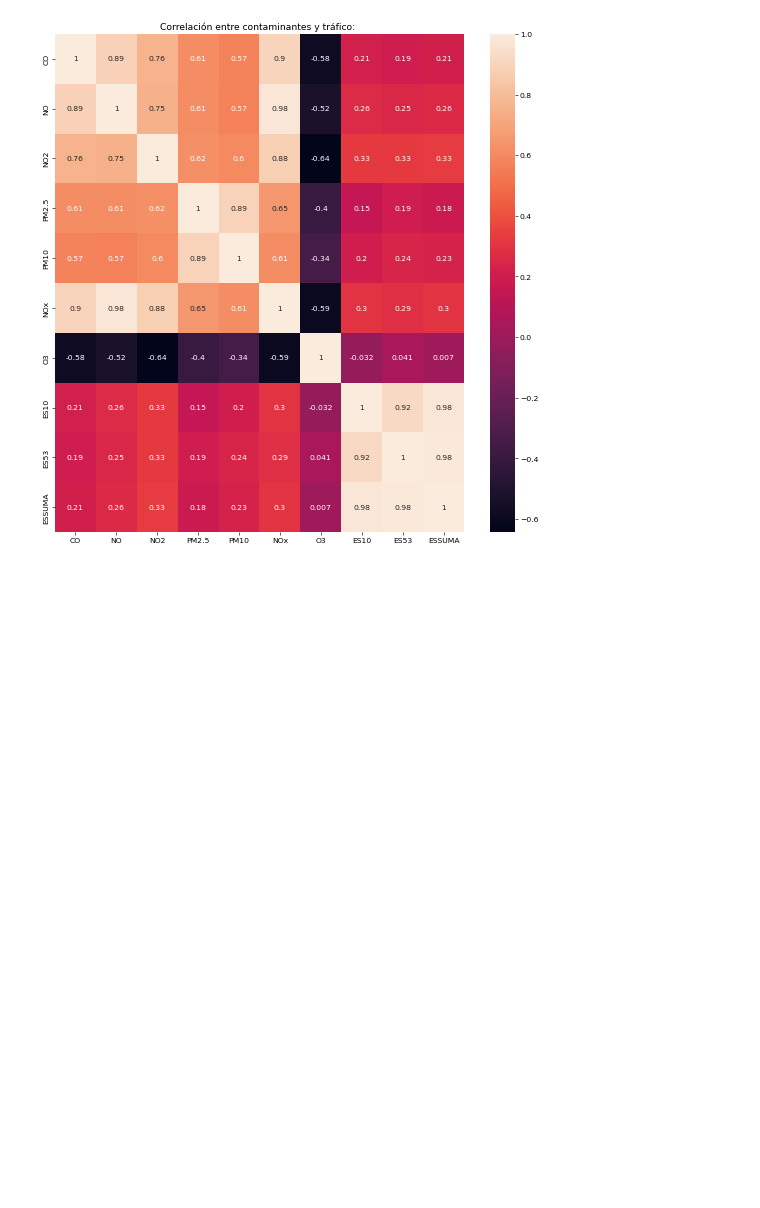
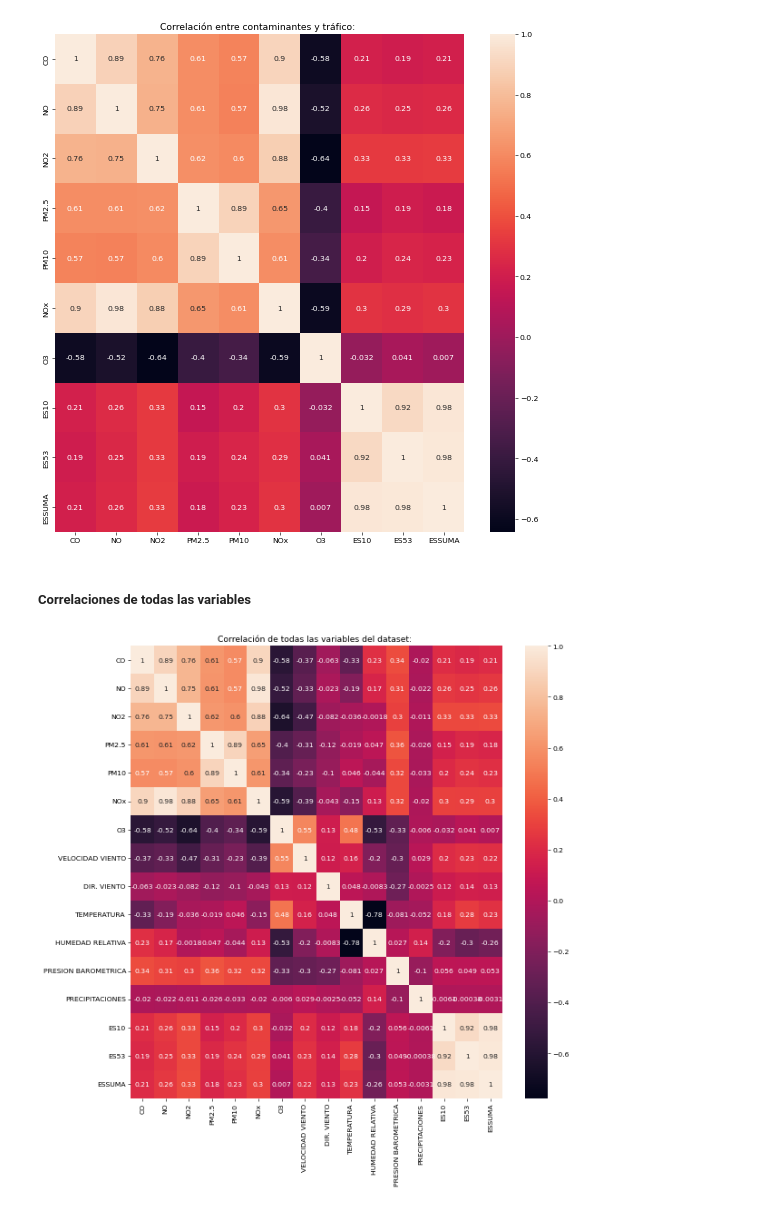
Before and after one commit to albercol/TFG, a Jupyter notebook: Fase3/Correlaciones/Correlaciones.ipynb, the cells around one changed output. Drawn from its saved outputs; the diff is of its cells as text; code cells hidden in the pictures; blank space fills up the shorter version.

```diff
--- a/Fase3/Correlaciones/Correlaciones.ipynb
+++ b/Fase3/Correlaciones/Correlaciones.ipynb
@@ -125,3 +125,16 @@ plt.autoscale()
 plt.savefig("ContaminantesYTrafico.png")
 # %% [output]
 [figure]
+# %% [markdown]
+##### Correlaciones de todas las variables
+# %%
+df_small = df2[['CO', 'NO', 'NO2', 'PM2.5', 'PM10','NOx', 'O3', 'VELOCIDAD VIENTO','DIR. VIENTO','TEMPERATURA','HUMEDAD RELATIVA','PRESION BAROMETRICA','PRECIPITACIONES','ES10', 'ES53', 'ESSUMA']]
+correlation_mat = df_small.corr()
+
+figure, ax = plt.subplots(1,figsize=(12, 12),dpi=55)
+sns.heatmap(correlation_mat, annot = True)
+plt.title("Correlación de todas las variables del dataset: ")
+plt.autoscale()
+plt.savefig("Correlaciones.png")
+# %% [output]
+[figure, added]
```
Also changed, not shown: 3 other files.
